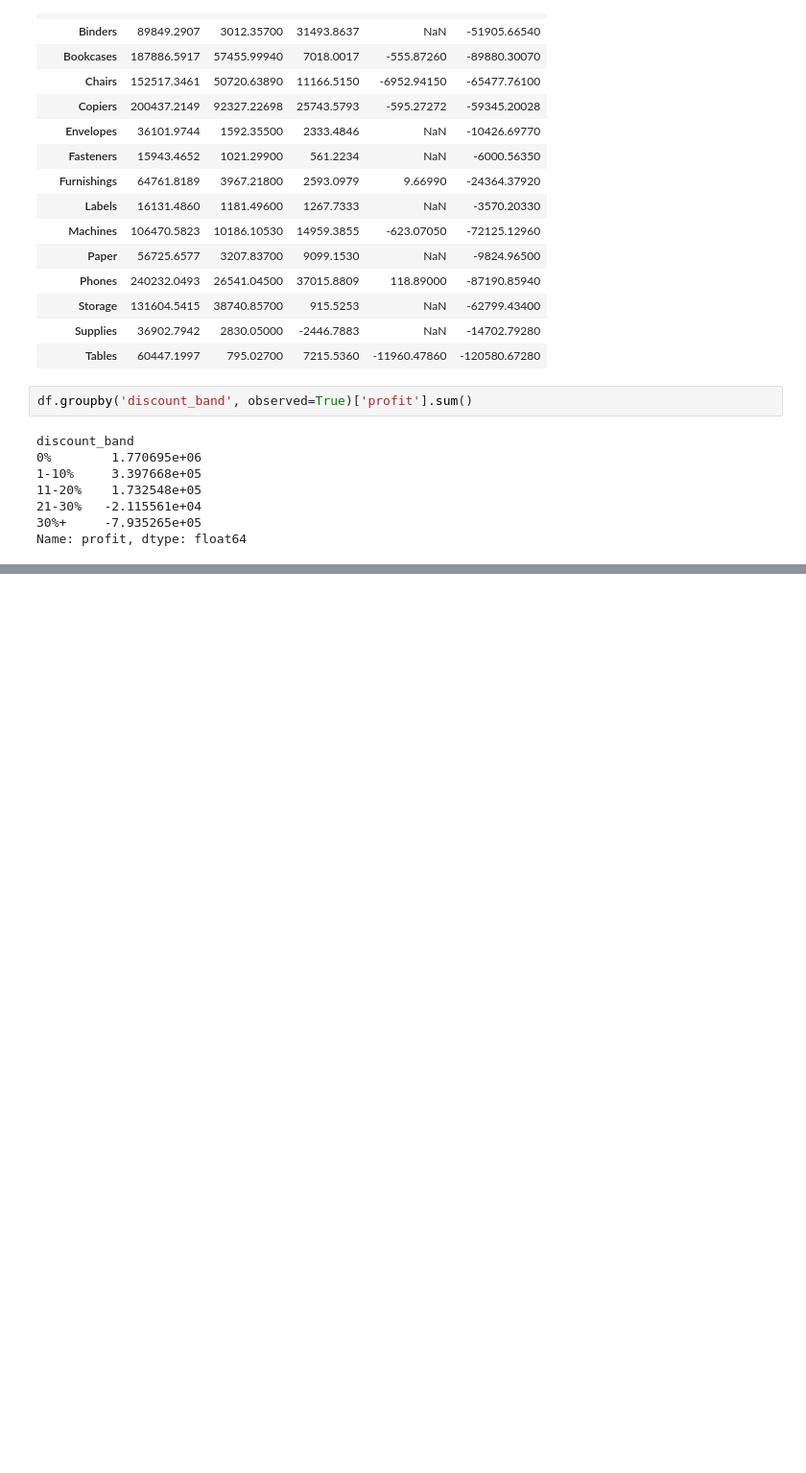
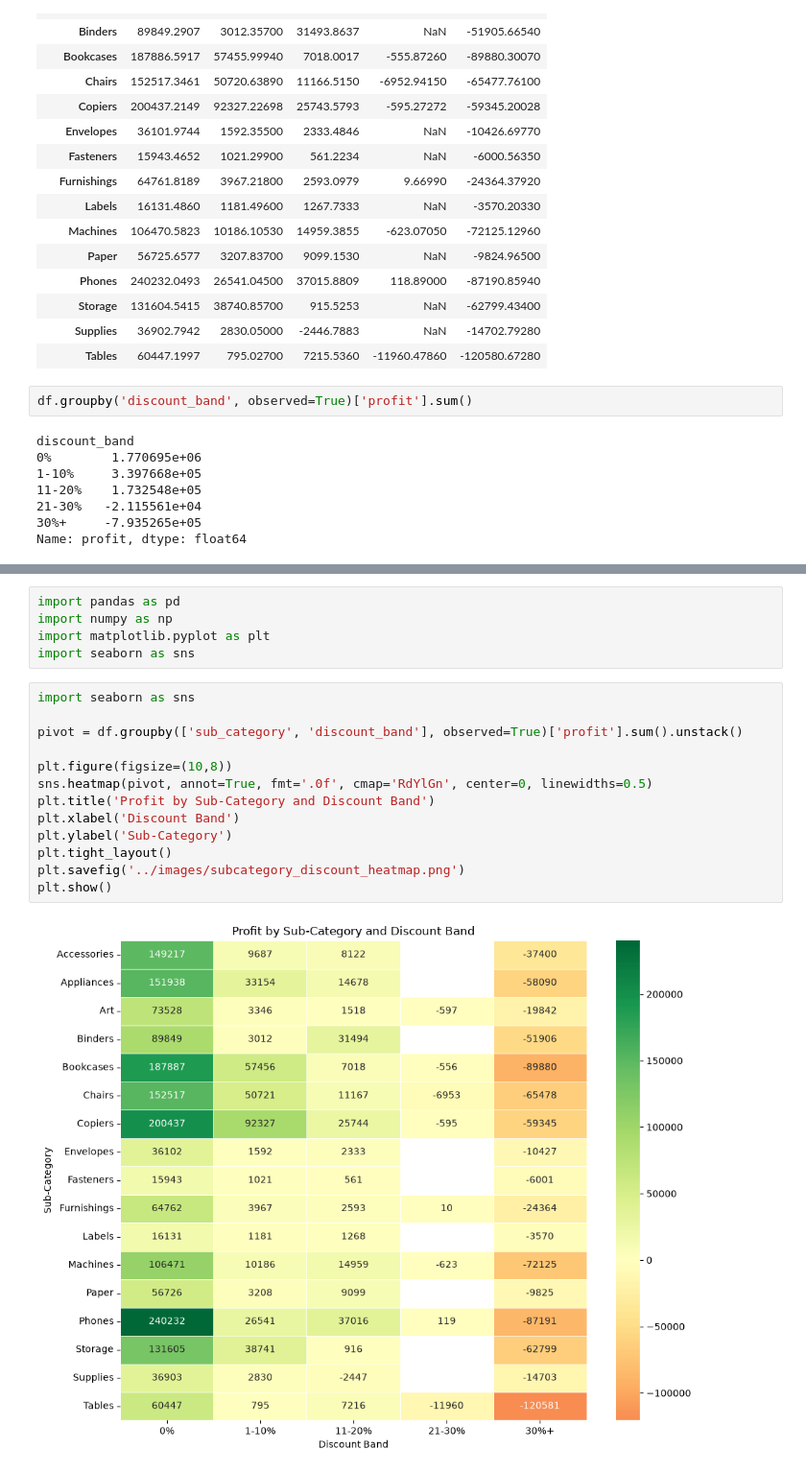
Before and after one commit to rudhidha18/superstore-sales-analysis, a Jupyter notebook: notebooks/01_cleaning_and_eda.ipynb, the cells around one changed output, grey strips where cells are left out. Shown at 96% size. Saved outputs shown, nothing was run; the diff lists cells and outputs as text; blank space fills up the shorter version.

Commit message:
Add sub-category discount heatmap

```diff
--- a/notebooks/01_cleaning_and_eda.ipynb
+++ b/notebooks/01_cleaning_and_eda.ipynb
@@ -121,0 +124,20 @@ Name: profit, dtype: float64
+# %%
+import pandas as pd
+import numpy as np
+import matplotlib.pyplot as plt
+import seaborn as sns
+# %%
+import seaborn as sns
+
+pivot = df.groupby(['sub_category', 'discount_band'], observed=True)['profit'].sum().unstack()
+
+plt.figure(figsize=(10,8))
+sns.heatmap(pivot, annot=True, fmt='.0f', cmap='RdYlGn', center=0, linewidths=0.5)
+plt.title('Profit by Sub-Category and Discount Band')
+plt.xlabel('Discount Band')
+plt.ylabel('Sub-Category')
+plt.tight_layout()
+plt.savefig('../images/subcategory_discount_heatmap.png')
+plt.show()
+# %% [output]
+[figure, added]
```
Also changed, not shown: parts of 2 cells of this notebook, 1 other file.
